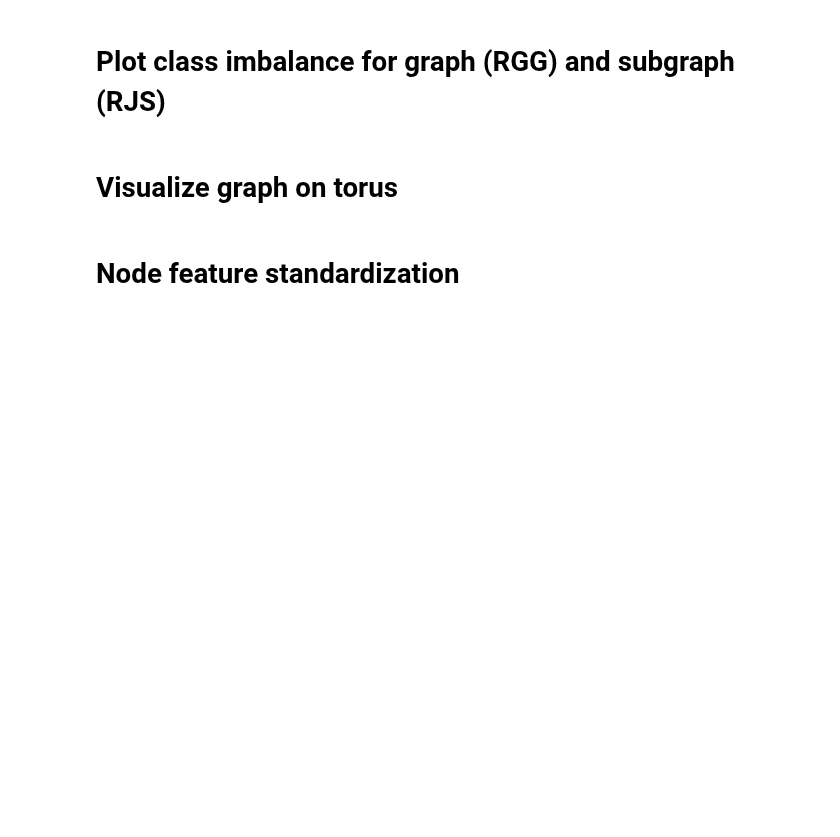
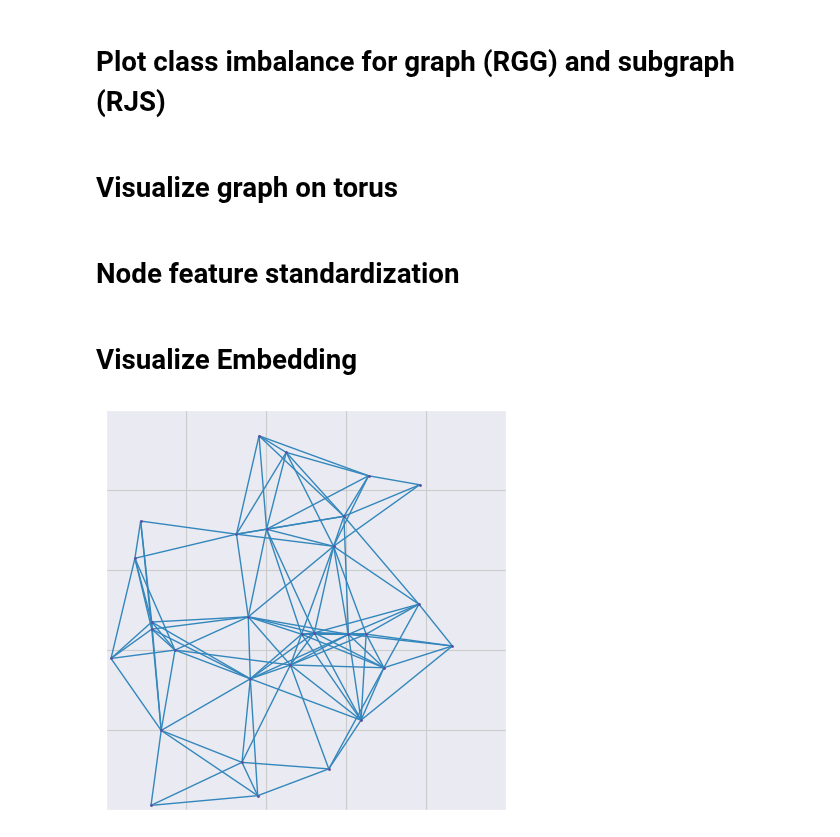
Before and after one commit to HydrofinLoewenherz/embedding-eval-framework, a Jupyter notebook: notebooks/graphs.ipynb, the cells around one changed output. Drawn from its saved outputs; the diff is of its cells as text; code cells hidden in the pictures; blank space fills up the shorter version.

Commit message:
create more visualizations

```diff
--- a/notebooks/graphs.ipynb
+++ b/notebooks/graphs.ipynb
@@ -513,3 +517,23 @@ print(
     "\nstds",
     np.round(np.std(std_features, axis=0), 3)
 )
+# %% [markdown]
+# Visualize Embedding
+# %%
+graph = graphs.gen_rgg(30, avg_degree=8)
+# %%
+# the graph
+fig_size = 4
+fig, ax = plt.subplots(
+    figsize=(fig_size, fig_size)
+)
+
+graph_visualization.draw_graph(
+    ax=ax,
+    graph=graph
+)
+
+plt.tight_layout(pad=0)
+plt.savefig("./out/ge_graph.pdf")
+# %% [output]
+[figure, added]
```
Also changed, not shown: parts of 14 cells of this notebook, 9 other files.
